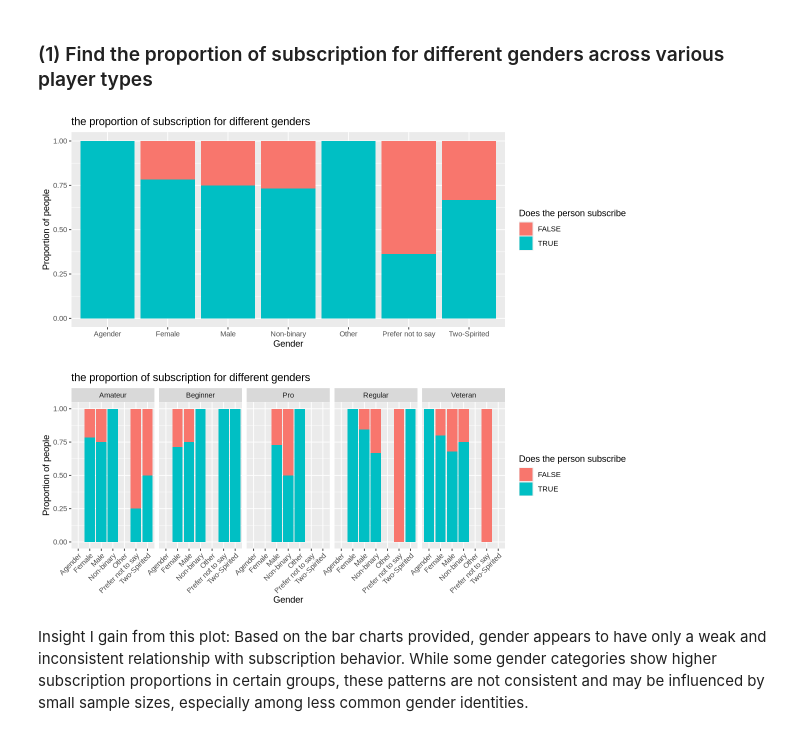
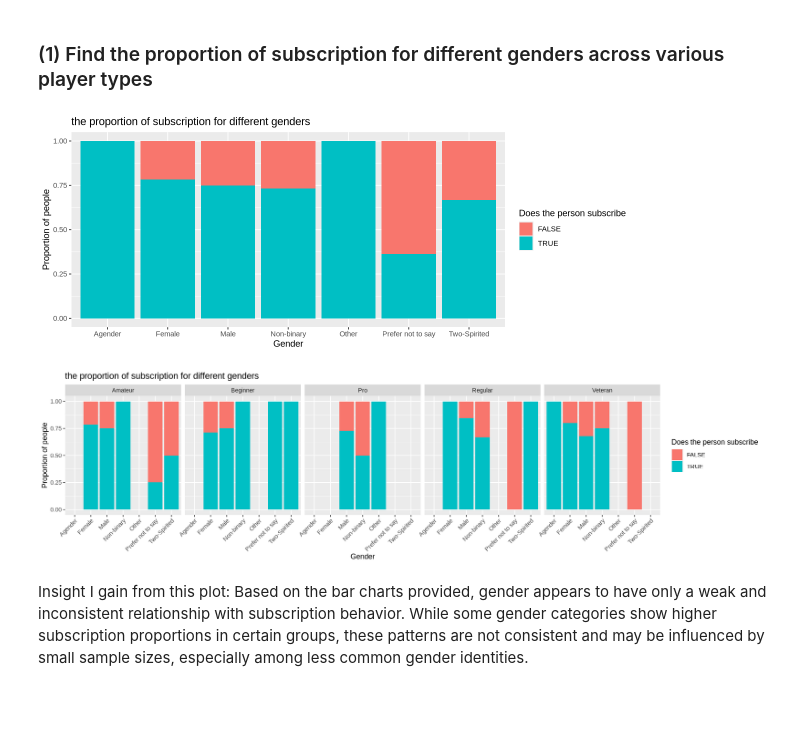
Before and after one commit to Evelyn925/individual_project, a Jupyter notebook: individual_project.ipynb, the cells around one changed output. Drawn from its saved outputs; the diff is of its cells as text; code cells hidden in the pictures; blank space fills up the shorter version.

Commit message:
push to github
separate the faceted version and non-faceted one

```diff
--- a/individual_project.ipynb
+++ b/individual_project.ipynb
@@ -174,16 +174,18 @@ xlab("Gender") +
 ylab("Proportion of people") +
 labs(fill = "Does the person subscribe") +
 ggtitle("the proportion of subscription for different genders")
-
-bar_plots <- bar_plot+
-facet_grid(~ experience)+
-theme(axis.text.x = element_text(angle = 45, hjust = 1))
-
 bar_plot
-bar_plots
 # %% [output]
 [figure]
-[figure, removed]
+# %%
+options(repr.plot.width = 15, repr.plot.height = 4)
+
+bar_plots <- bar_plot+
+facet_grid(~ experience)+
+theme(axis.text.x = element_text(angle = 45, hjust = 1))
+bar_plots
+# %% [output]
+[figure, added]
 # %% [markdown]
 Insight I gain from this plot: Based on the bar charts provided, gender appears to have only a weak and inconsistent relationship with subscription behavior. While some gender categories show higher subscription proportions in certain groups, these patterns are not consistent and may be influenced by small sample sizes, especially among less common gender identities.
 # %% [markdown]
```
Also changed, not shown: parts of 2 cells of this notebook.
